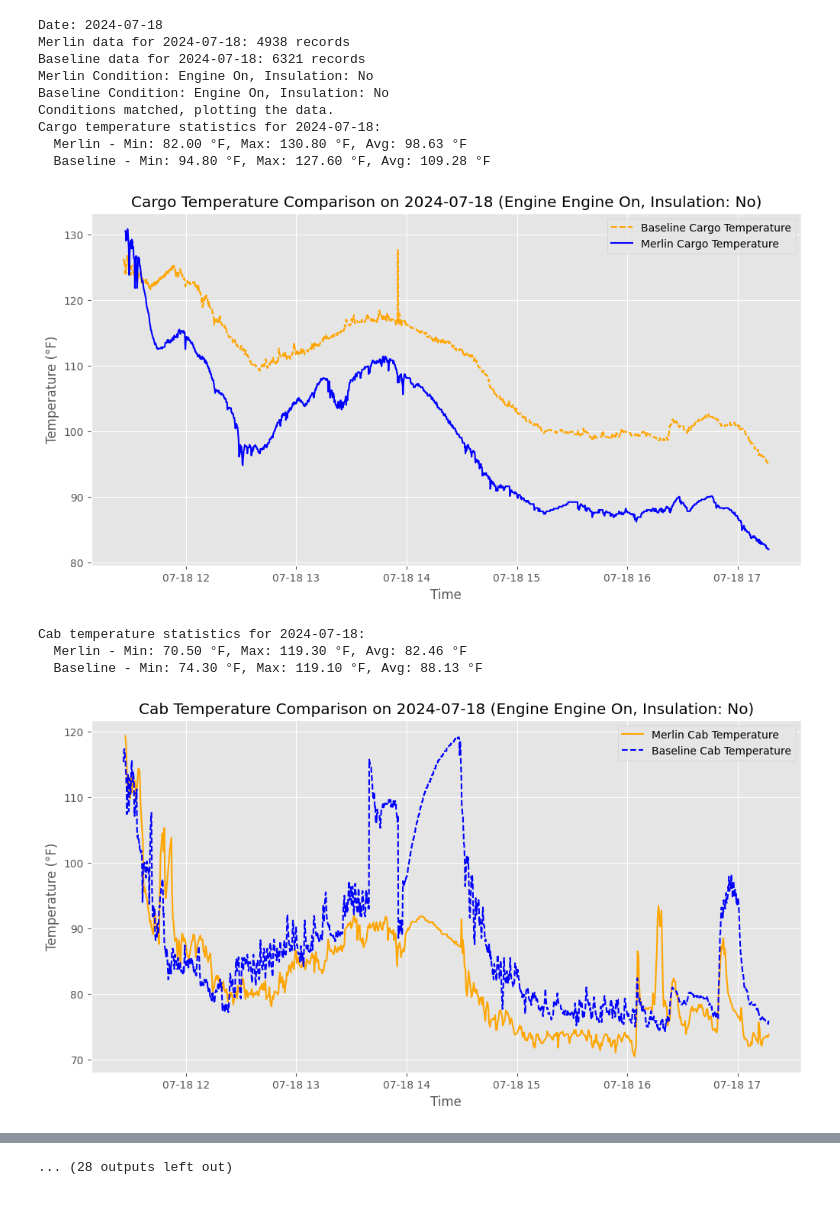
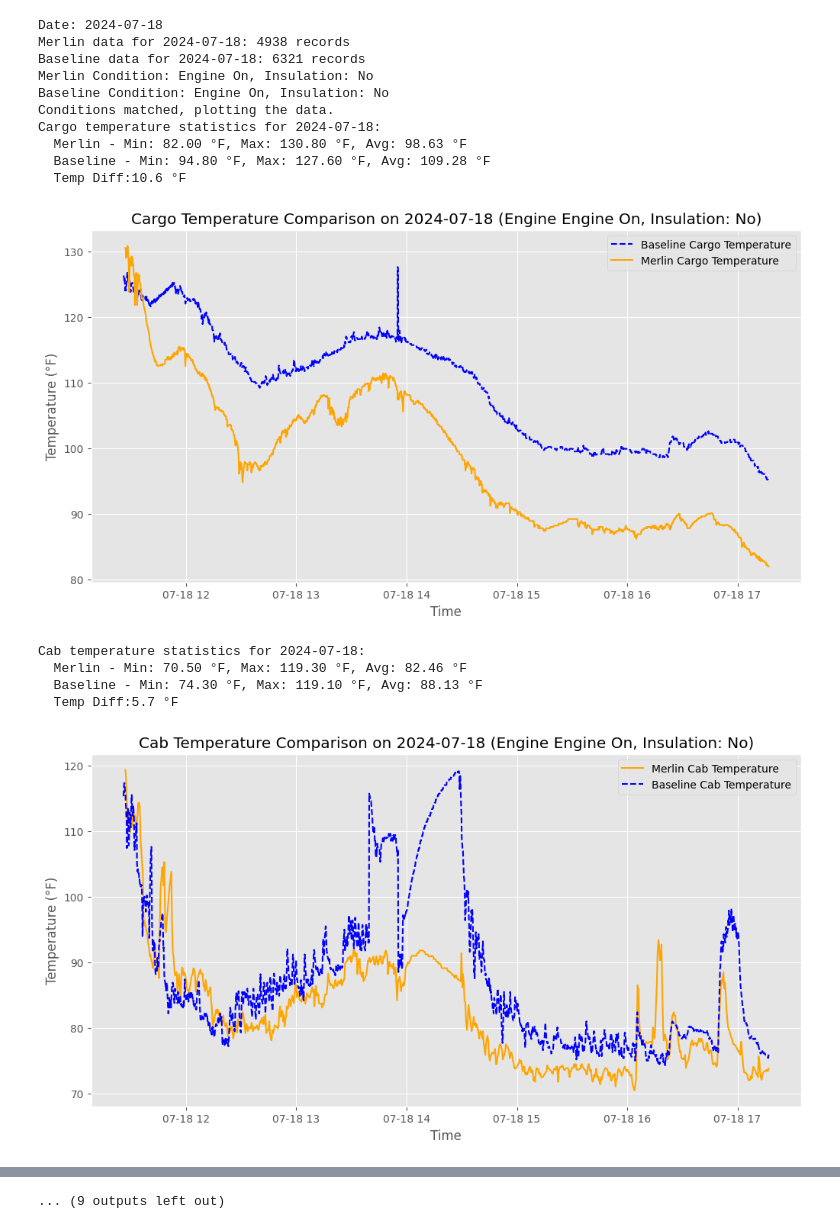
Before and after one commit to shis21/MerlinSolar, a Jupyter notebook: data_dump_8_1.ipynb, the cells around one changed output, grey strips where cells are left out. Drawn from its saved outputs; the diff is of its cells as text; code cells hidden in the pictures.

Commit message:
Fixed Colors for graphs

```diff
--- a/data_dump_8_1.ipynb
+++ b/data_dump_8_1.ipynb
@@ -98,10 +98,10 @@ def plot_temperature_comparison(merlin_data, baseline_data, date, engine_status,
         print(f"Cargo temperature statistics for {date}:")
         print(f"  Merlin - Min: {cargo_stats['Merlin']['min']:.2f} °F, Max: {cargo_stats['Merlin']['max']:.2f} °F, Avg: {cargo_stats['Merlin']['avg']:.2f} °F")
         print(f"  Baseline - Min: {cargo_stats['Baseline']['min']:.2f} °F, Max: {cargo_stats['Baseline']['max']:.2f} °F, Avg: {cargo_stats['Baseline']['avg']:.2f} °F")
-
+        print(f"  Temp Diff:{cargo_stats['Baseline']['avg']-cargo_stats['Merlin']['avg']:.1f} °F")
         plt.figure(figsize=(12, 6))
-        plt.plot(baseline_cargo_data['FORMATTED DATE_TIME'], baseline_cargo_data['Heat Index'], label='Baseline Cargo Temperature', linestyle='--',color='orange')
-        plt.plot(merlin_cargo_data['FORMATTED DATE_TIME'], merlin_cargo_data['Heat Index'], label='Merlin Cargo Temperature', linestyle='-',color='b')
+        plt.plot(baseline_cargo_data['FORMATTED DATE_TIME'], baseline_cargo_data['Heat Index'], label='Baseline Cargo Temperature', linestyle='--',color='b')
+        plt.plot(merlin_cargo_data['FORMATTED DATE_TIME'], merlin_cargo_data['Heat Index'], label='Merlin Cargo Temperature', linestyle='-',color='orange')
 
         plt.title(f'Cargo Temperature Comparison on {date} (Engine {engine_status}, Insulation: {insulation})')
         plt.xlabel('Time')
@@ -116,6 +116,7 @@ def plot_temperature_comparison(merlin_data, baseline_data, date, engine_status,
         print(f"Cab temperature statistics for {date}:")
         print(f"  Merlin - Min: {cab_stats['Merlin']['min']:.2f} °F, Max: {cab_stats['Merlin']['max']:.2f} °F, Avg: {cab_stats['Merlin']['avg']:.2f} °F")
         print(f"  Baseline - Min: {cab_stats['Baseline']['min']:.2f} °F, Max: {cab_stats['Baseline']['max']:.2f} °F, Avg: {cab_stats['Baseline']['avg']:.2f} °F")
+        print(f"  Temp Diff:{cab_stats['Baseline']['avg']-cab_stats['Merlin']['avg']:.1f} °F")
 
         plt.figure(figsize=(12, 6))
         plt.plot(merlin_cab_data['FORMATTED DATE_TIME'], merlin_cab_data['Heat Index'], label='Merlin Cab Temperature', linestyle='-',color='orange')
@@ -141,37 +142,39 @@ def plot_temperature_comparison(merlin_data, baseline_data, date, engine_status,
 
     #     plt.title(f'Outside Temperature Comparison on {date} (Engine {engine_status}, Insulation: {insulation})')
     #     plt.xlabel('Time')
     #     plt.ylabel('Temperature (°F)')
     #     plt.legend()
     #     plt.grid(True)
     #     # plt.savefig(f'august_1/outside_temperature_plot_{date}.png')
     #     plt.show()
     else:
         print(f"No matching data for date {date} with conditions Engine {engine_status}, Insulation: {insulation}.")
 
 # Plot for CDV dates
 for date, (engine_status, insulation) in cdv_dates.items():
     plot_temperature_comparison(merlin_data[merlin_data['Vehicle'] == 'CDV'], baseline_data[baseline_data['Vehicle'] == 'CDV'], date, engine_status, insulation)
 
 
 
 # # Plot for EDV dates
 for date, (engine_status, insulation) in edv_dates.items():
     plot_temperature_comparison(merlin_data[merlin_data['Vehicle'] == 'EDV'], baseline_data[baseline_data['Vehicle'] == 'EDV'], date, engine_status, insulation)
 # %% [output]
 Date: 2024-07-18
 Merlin data for 2024-07-18: 4938 records
 Baseline data for 2024-07-18: 6321 records
 Merlin Condition: Engine On, Insulation: No
 Baseline Condition: Engine On, Insulation: No
 Conditions matched, plotting the data.
 Cargo temperature statistics for 2024-07-18:
   Merlin - Min: 82.00 °F, Max: 130.80 °F, Avg: 98.63 °F
   Baseline - Min: 94.80 °F, Max: 127.60 °F, Avg: 109.28 °F
+  Temp Diff:10.6 °F
-[figure, old version]
+[figure, new version]
 Cab temperature statistics for 2024-07-18:
   Merlin - Min: 70.50 °F, Max: 119.30 °F, Avg: 82.46 °F
   Baseline - Min: 74.30 °F, Max: 119.10 °F, Avg: 88.13 °F
+  Temp Diff:5.7 °F
 [figure]
 Date: 2024-07-19
 Merlin data for 2024-07-19: 5794 records
@@ -203,2 +210,2 @@ Cab temperature statistics for 2024-07-23:
 [figure]
-... (28 outputs left out)
+... (9 outputs left out)
```
Also changed, not shown: parts of 1 cell of this notebook.
